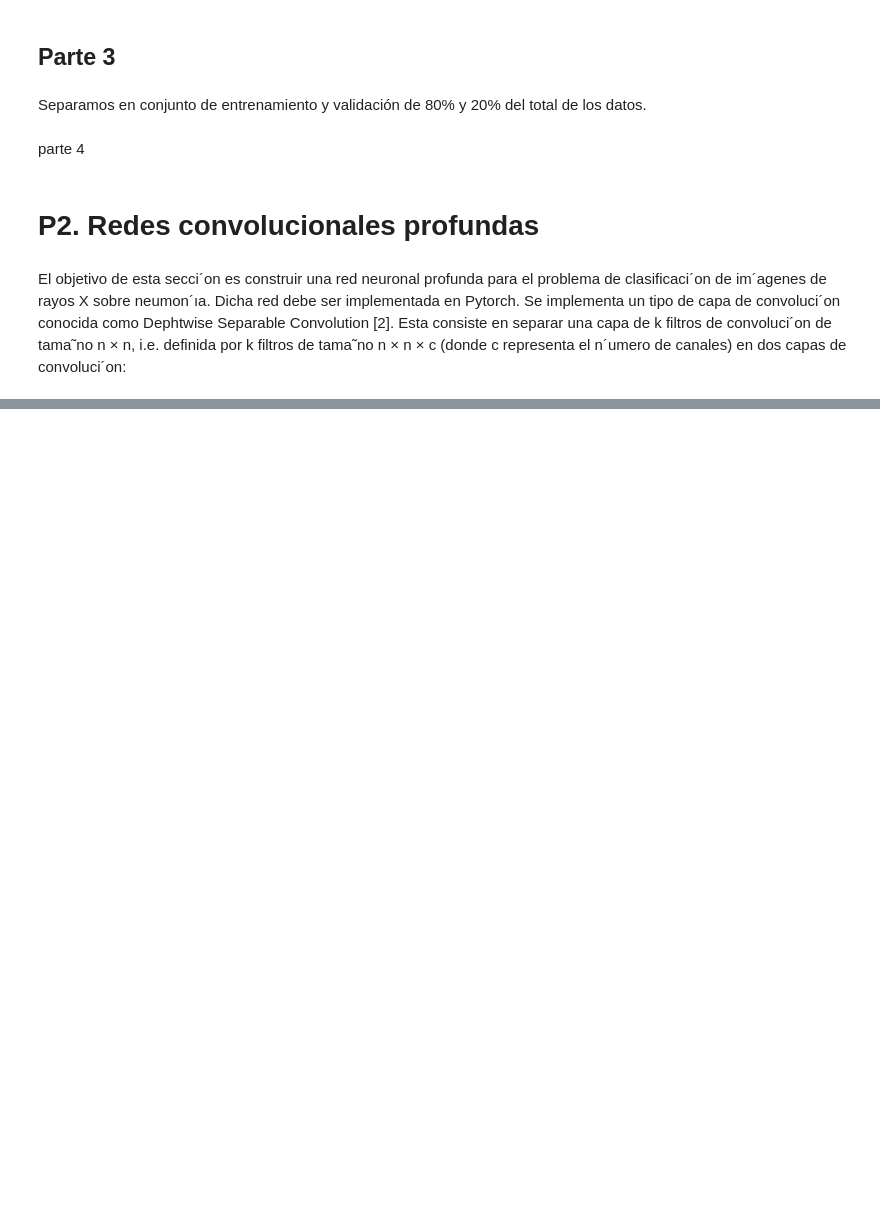
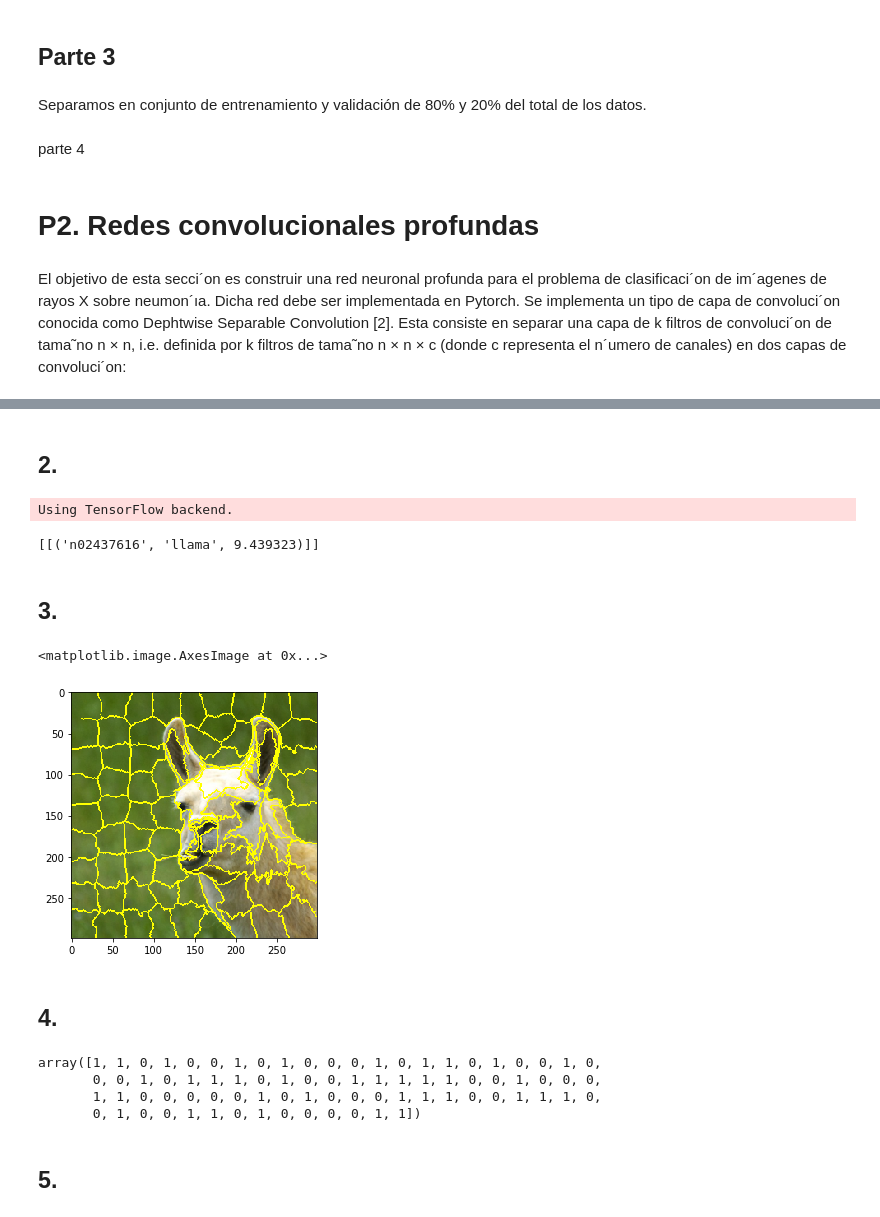
Before and after one commit to chapax123/Tarea-2-Lab-de-datos, a Jupyter notebook: Tarea_2.ipynb, the cells around one changed output, grey strips where cells are left out. Saved outputs shown, nothing was run; the diff lists cells and outputs as text; code cells hidden in the pictures; blank space fills up the shorter version.

```diff
--- a/Tarea_2.ipynb
+++ b/Tarea_2.ipynb
@@ -393,0 +396,7 @@ class EarlyStopping():
+# %% [markdown]
+## 2.
+# %%
+from PIL import Image
+
+#Carga la imagen de control
+control_img = Image.open('llama.jpeg')
@@ -393,0 +409,35 @@ class EarlyStopping():
+# %%
+#Obtiene la prediccion de inception sobre la img de control
+from keras.applications.imagenet_utils import decode_predictions
+import numpy as np
+
+trans_img = data_transform(control_img).unsqueeze(0)
+
+with torch.no_grad():
+    pred_control = inception(trans_img.to(dev))
+
+pred_control = decode_predictions(pred_control.cpu().detach().numpy(), top=1)
+pred_control
+# %% [output]
+Using TensorFlow backend.
+[[('n02437616', 'llama', 9.439323)]]
+# %% [markdown]
+## 3.
+# %%
+from skimage.segmentation import slic, mark_boundaries
+from skimage.io import imshow
+
+parches = 80
+half_transform = transforms.Compose([
+    transforms.Resize(299),
+    transforms.CenterCrop(299)
+])
+
+halftrans_img = half_transform(control_img)
+segments = slic(halftrans_img, n_segments=parches)
+imshow(mark_boundaries(halftrans_img, segments))
+# %% [output]
+<matplotlib.image.AxesImage at 0x...>
+[figure, added]
+# %% [markdown]
+## 4.
@@ -393,0 +449,9 @@ class EarlyStopping():
+# %%
+perturbaciones[0]
+# %% [output]
+array([1, 1, 0, 1, 0, 0, 1, 0, 1, 0, 0, 0, 1, 0, 1, 1, 0, 1, 0, 0, 1, 0,
+       0, 0, 1, 0, 1, 1, 1, 0, 1, 0, 0, 1, 1, 1, 1, 1, 0, 0, 1, 0, 0, 0,
+       1, 1, 0, 0, 0, 0, 0, 1, 0, 1, 0, 0, 0, 1, 1, 1, 0, 0, 1, 1, 1, 0,
+       0, 1, 0, 0, 1, 1, 0, 1, 0, 0, 0, 0, 1, 1])
+# %% [markdown]
+## 5.
```
Also changed, not shown: parts of 50 cells of this notebook, 1 other file.
